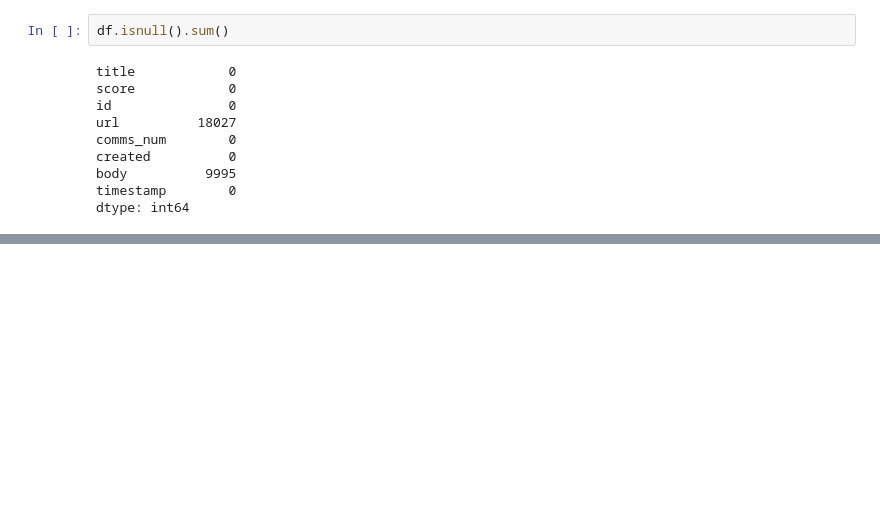
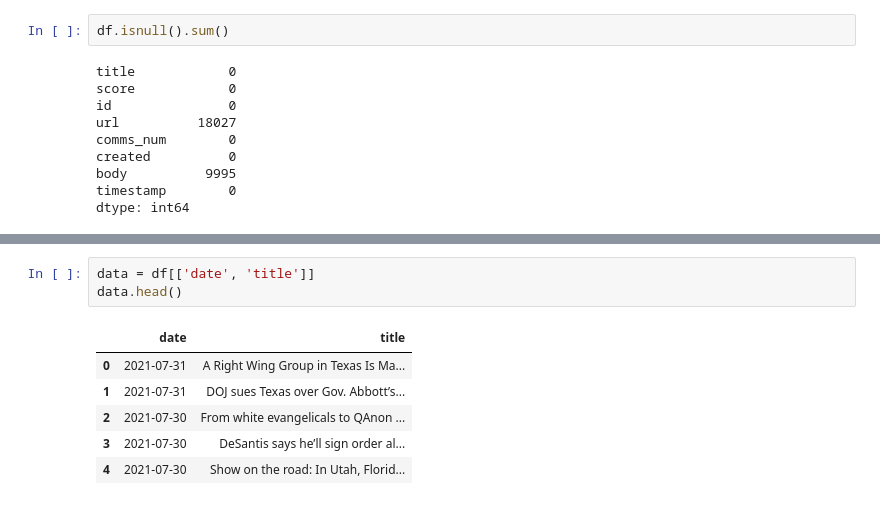
Before and after one commit to soham-bhagwat/Data-Analysis-EDA, a Jupyter notebook: politics-subreddit-eda.ipynb, the cells around one changed output, grey strips where cells are left out. Saved outputs shown, nothing was run; the diff lists cells and outputs as text; blank space fills up the shorter version.

```diff
--- a/politics-subreddit-eda.ipynb
+++ b/politics-subreddit-eda.ipynb
@@ -36,0 +48,10 @@ dtype: int64
+# %%
+data = df[['date', 'title']]
+data.head()
+# %% [output]
+|  | date | title |
+| 0 | 2021-07-31 | A Right Wing Group in Texas Is Ma... |
+| 1 | 2021-07-31 | DOJ sues Texas over Gov. Abbott’s... |
+| 2 | 2021-07-30 | From white evangelicals to QAnon ... |
+| 3 | 2021-07-30 | DeSantis says he’ll sign order al... |
+| 4 | 2021-07-30 | Show on the road: In Utah, Florid... |
```
Also changed, not shown: parts of 4 cells of this notebook.
